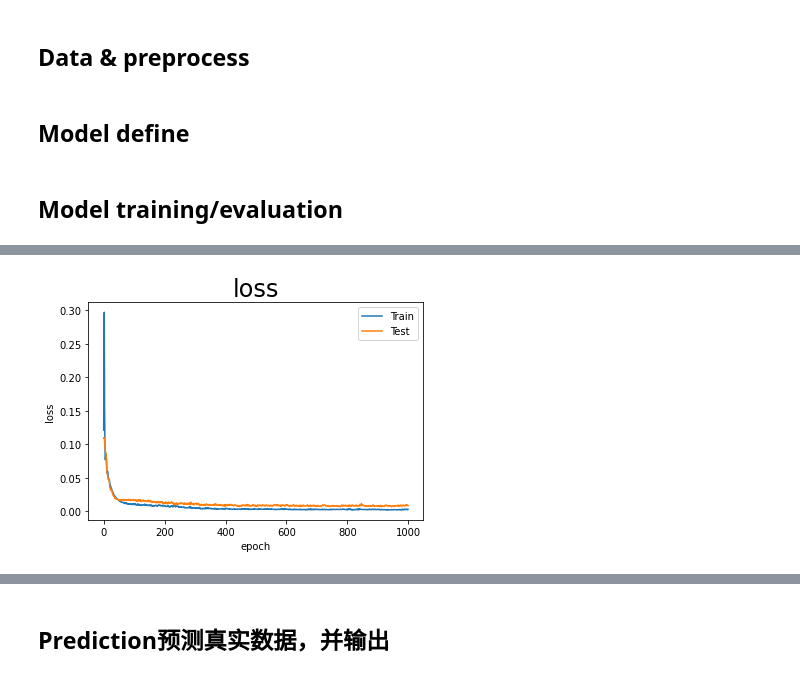
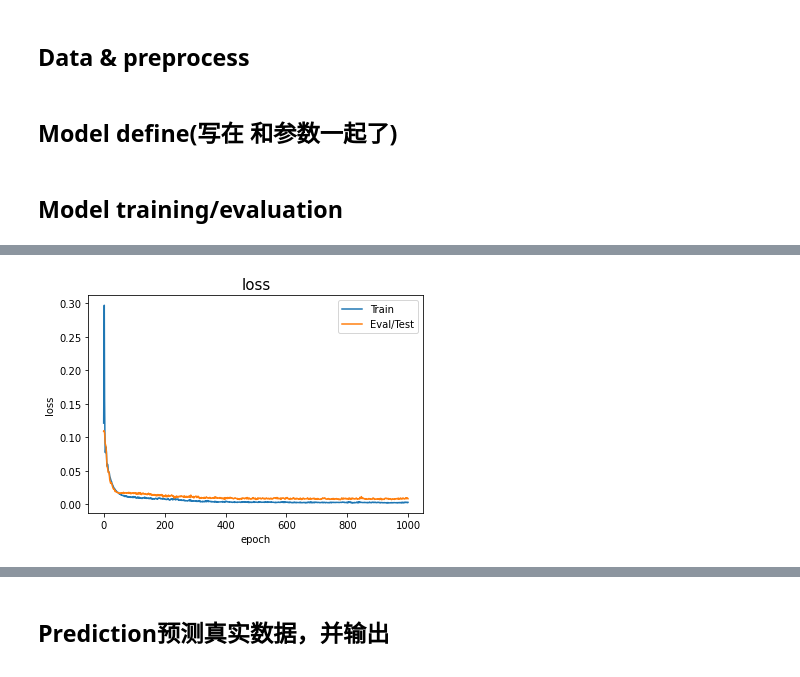
Before and after one commit to KennyNg-19/lkx_gnn, a Jupyter notebook: GCN_17_May.ipynb, the cells around one changed output, grey strips where cells are left out. Drawn from its saved outputs; the diff is of its cells as text; code cells hidden in the pictures.

```diff
--- a/GCN_17_May.ipynb
+++ b/GCN_17_May.ipynb
@@ -150,4 +150,4 @@ validation_data = Data(x = validation_X, edge_index = edges_validation, y = vali
 train_Y_mean = train_Y.mean()
 train_Y_var = train_Y.var()
 # %% [markdown]
-## Model define
+## Model define(写在 和参数一起了)
@@ -157,6 +154,8 @@ model = my_models.GCN1()
 # %% [markdown]
 ## Model training/evaluation
 # %%
+# 构造模型
+model = my_models.GCN1()
 
 # optimizer = torch.optim.Adam(model.parameters(), lr=0.025, weight_decay=1e-4)
 # 学习优化器
@@ -171,28 +170,29 @@ loss_f = torch.nn.HuberLoss(reduction='mean', delta=0.15)
 # 设置训练网络的参数
 # 记录 epoch loss
 train_losses = []
-test_losses = []
+eval_losses = []
 
+
+# ====== 未使用到的参数 =======
 # 训练【总的】次数 - 用于整个训练的画图
 train_step = 0
 # 测试【总的】次数 - 用于整个训练的画图
 test_step = 0
-
 # training hyper params
 batch_size = 100 # 未使用到
-# nb_classes = 1 # 回归问题，应该不用
+
 
 # 训练轮数
 epoch = 1000
 
-def draw_loss(train_losses, test_losses):
+def draw_loss(train_losses, eval_losses):
   plt.figure()
-  plt.title('loss',fontsize=24)
+  plt.title('loss',fontsize=15)
   plt.plot(train_losses,'-')
-  plt.plot(test_losses,'-')
+  plt.plot(eval_losses,'-')
   plt.ylabel('loss')
   plt.xlabel('epoch')
-  plt.legend(['Train','Test'])
+  plt.legend(['Train','Eval/Test'])
   plt.show
 # %%
 # 记录 epoch loss for plotting
@@ -202,8 +202,6 @@ test_losses = []
 for epoch_no in range(epoch):
 
     # 训练步骤开始
-    # 有时不必要：test1.train()
-
     # 以防万一有BatchNorm和Dropout, 加上就好
     model.train()
 
@@ -229,34 +227,35 @@ for epoch_no in range(epoch):
         # writer.add_scalar("train_bt_loss", loss.data, train_step)
 
 
-
-    # 以防万一有BatchNorm和Dropout, 加上就好
+    # 以防万一有，BatchNorm和Dropout, 加上就好
     model.eval()
 
     # TODO 以下均为epoch为单位
     # test_loss_total = 0 # 单独记下整个epoch的test loss
     # test_correct_total = 0 # 为了最后，计算总的 acc
+
     with torch.no_grad(): # freeze gradient
 
-        test_output = model(test_data.x, test_data.edge_index)
-        test_loss = loss_f(test_output, test_data.y)
-
+        eval_output = model(test_data.x, test_data.edge_index)
+        eval_loss = loss_f(eval_output, test_data.y)
 
         # record
-        test_losses.append(test_loss.data)
+        test_losses.append(eval_loss.data)
         # test_loss_total += test_loss.data
         # test_step = test_step + 1
 
-
-    # ===========一个epoch============ 算一次
+    # ===========一个epoch 算一次 ============
     if (epoch_no+1) % (epoch/10) == 0:
         print("-------{}th epoch-------".format(epoch_no+1))
+        # 统计 epoch的 acc
         train_correct = abs((train_output - train_data.y)/train_output) < 0.25  # Check against ground-truth labels.
         train_acc = int(train_correct.sum()) / len(train_output)
-        test_correct = abs((test_output - test_data.y)/test_output) < 0.25  # Check against ground-truth labels.
-        test_acc = int(test_correct.sum()) / len(test_output)
-        print("train loss: {:.5f}, acc: {:.5f}".format(train_loss.data, train_acc) +
-              " | test loss: {:5f}, acc: {:5f}".format(test_loss.data, test_acc))
+
+        eval_correct = abs((eval_output - test_data.y)/eval_output) < 0.25  # Check against ground-truth labels.
+        eval_acc = int(eval_correct.sum()) / len(eval_output)
+
+        print("train loss: {:.4f}, acc: {:.4f}".format(train_loss.data, train_acc) +
+              " | eval loss: {:4f}, acc: {:4f}".format(eval_loss.data, eval_acc))
 
     # print(epoch_no % (epoch/10))
 
@@ -285 +284 @@ train loss: 0.00294, acc: 0.95000 | test loss: 0.008208, acc: 0.892544
-[figure, old version]
+[figure, new version]
```
Also changed, not shown: parts of 5 cells of this notebook.
